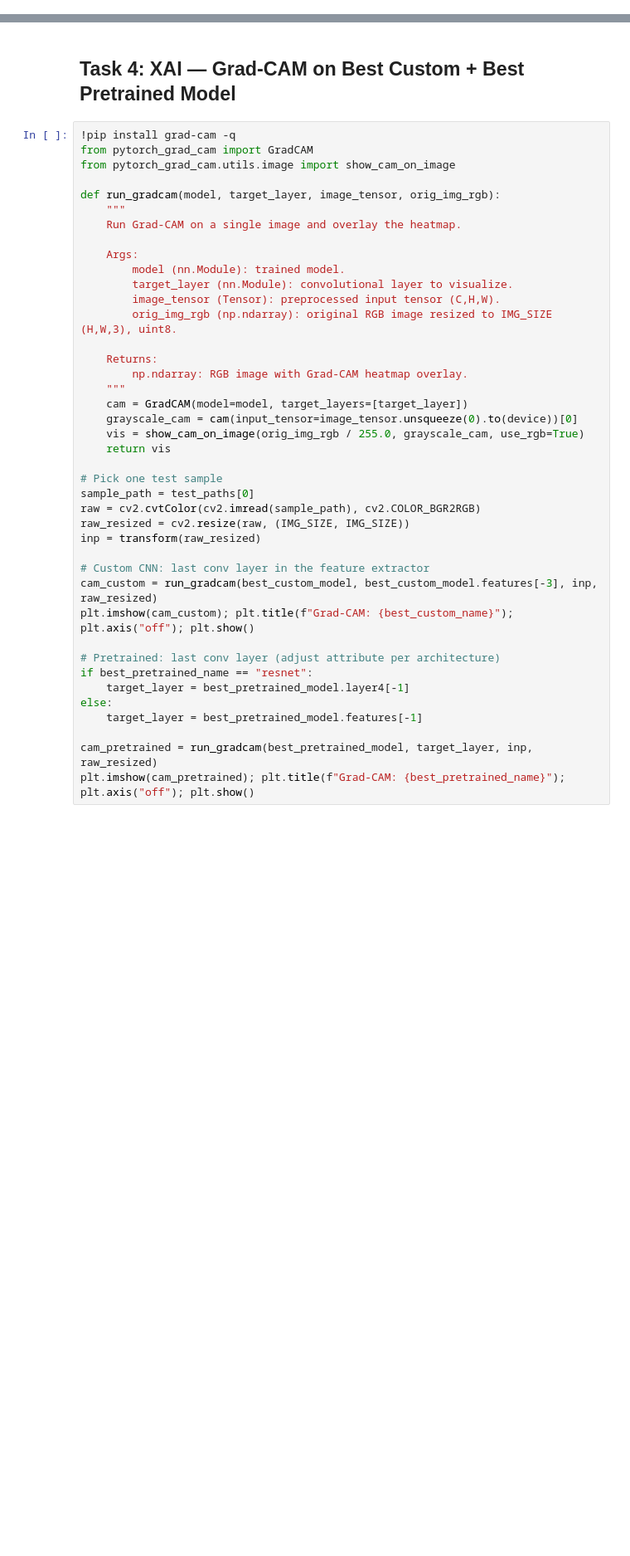
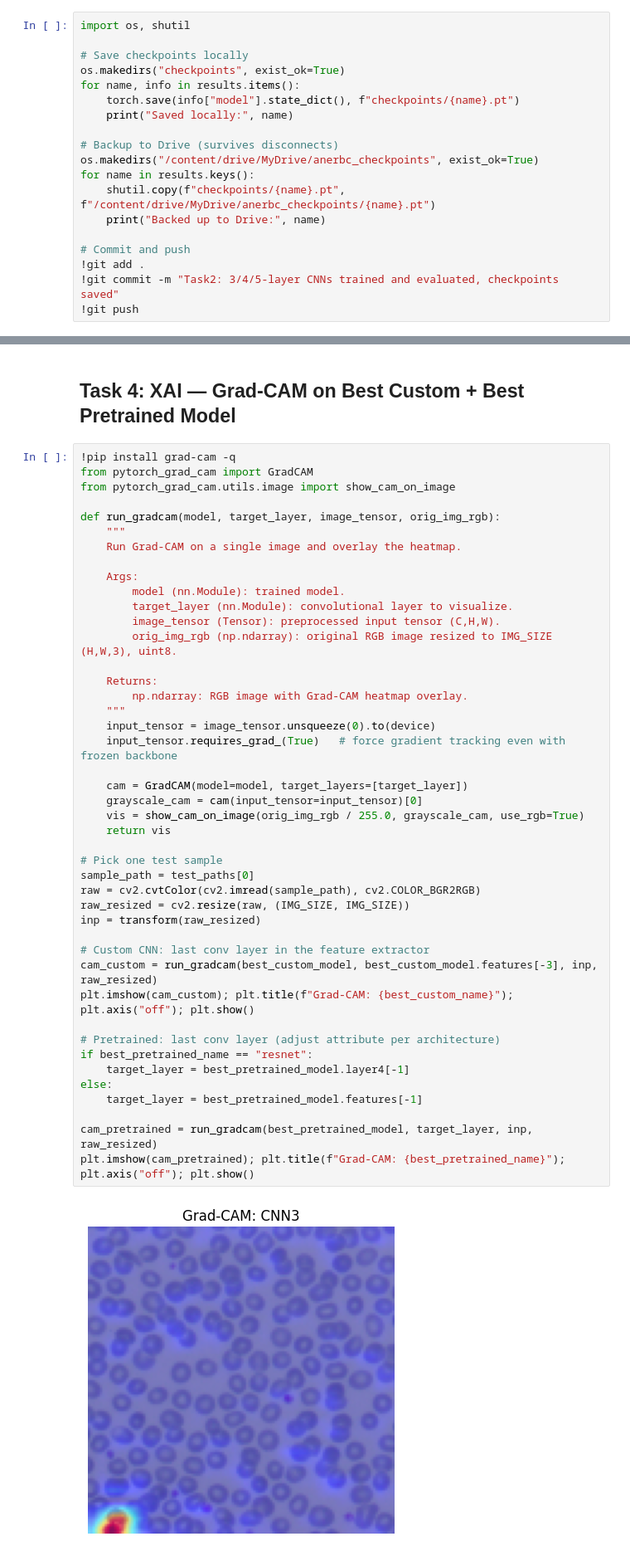
Before and after one commit to nimraa9090/AI-projects, a Jupyter notebook: ANN_DL_PRJ_Solution.ipynb, the cells around one changed output, grey strips where cells are left out. Shown at 83% size. Cells and saved outputs as stored; diff of their text form; blank space fills up the shorter version.

```diff
--- a/ANN_DL_PRJ_Solution.ipynb
+++ b/ANN_DL_PRJ_Solution.ipynb
@@ -376,0 +464,19 @@ print("Best custom model:", best_custom_name)
+# %%
+import os, shutil
+
+# Save checkpoints locally
+os.makedirs("checkpoints", exist_ok=True)
+for name, info in results.items():
+    torch.save(info["model"].state_dict(), f"checkpoints/{name}.pt")
+    print("Saved locally:", name)
+
+# Backup to Drive (survives disconnects)
+os.makedirs("/content/drive/MyDrive/anerbc_checkpoints", exist_ok=True)
+for name in results.keys():
+    shutil.copy(f"checkpoints/{name}.pt", f"/content/drive/MyDrive/anerbc_checkpoints/{name}.pt")
+    print("Backed up to Drive:", name)
+
+# Commit and push
+!git add .
+!git commit -m "Task2: 3/4/5-layer CNNs trained and evaluated, checkpoints saved"
+!git push
@@ -448,31 +671,36 @@ def run_gradcam(model, target_layer, image_tensor, orig_img_rgb):
         model (nn.Module): trained model.
         target_layer (nn.Module): convolutional layer to visualize.
         image_tensor (Tensor): preprocessed input tensor (C,H,W).
         orig_img_rgb (np.ndarray): original RGB image resized to IMG_SIZE (H,W,3), uint8.
 
     Returns:
         np.ndarray: RGB image with Grad-CAM heatmap overlay.
     """
+    input_tensor = image_tensor.unsqueeze(0).to(device)
+    input_tensor.requires_grad_(True)   # force gradient tracking even with frozen backbone
+
     cam = GradCAM(model=model, target_layers=[target_layer])
-    grayscale_cam = cam(input_tensor=image_tensor.unsqueeze(0).to(device))[0]
+    grayscale_cam = cam(input_tensor=input_tensor)[0]
     vis = show_cam_on_image(orig_img_rgb / 255.0, grayscale_cam, use_rgb=True)
     return vis
 
 # Pick one test sample
 sample_path = test_paths[0]
 raw = cv2.cvtColor(cv2.imread(sample_path), cv2.COLOR_BGR2RGB)
 raw_resized = cv2.resize(raw, (IMG_SIZE, IMG_SIZE))
 inp = transform(raw_resized)
 
 # Custom CNN: last conv layer in the feature extractor
 cam_custom = run_gradcam(best_custom_model, best_custom_model.features[-3], inp, raw_resized)
 plt.imshow(cam_custom); plt.title(f"Grad-CAM: {best_custom_name}"); plt.axis("off"); plt.show()
 
 # Pretrained: last conv layer (adjust attribute per architecture)
 if best_pretrained_name == "resnet":
     target_layer = best_pretrained_model.layer4[-1]
 else:
     target_layer = best_pretrained_model.features[-1]
 
 cam_pretrained = run_gradcam(best_pretrained_model, target_layer, inp, raw_resized)
 plt.imshow(cam_pretrained); plt.title(f"Grad-CAM: {best_pretrained_name}"); plt.axis("off"); plt.show()
+# %% [output]
+[figure, added]
```
Also changed, not shown: parts of 23 cells of this notebook.
